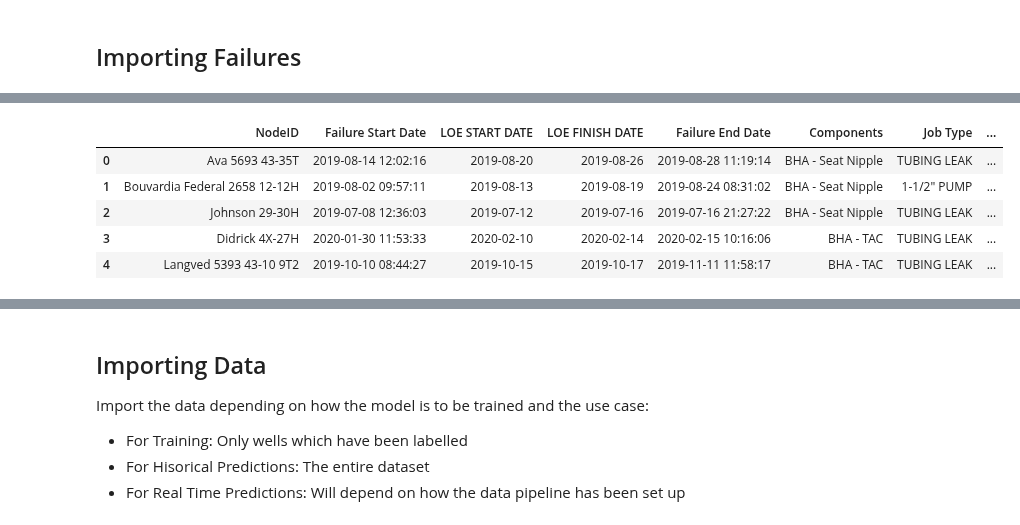
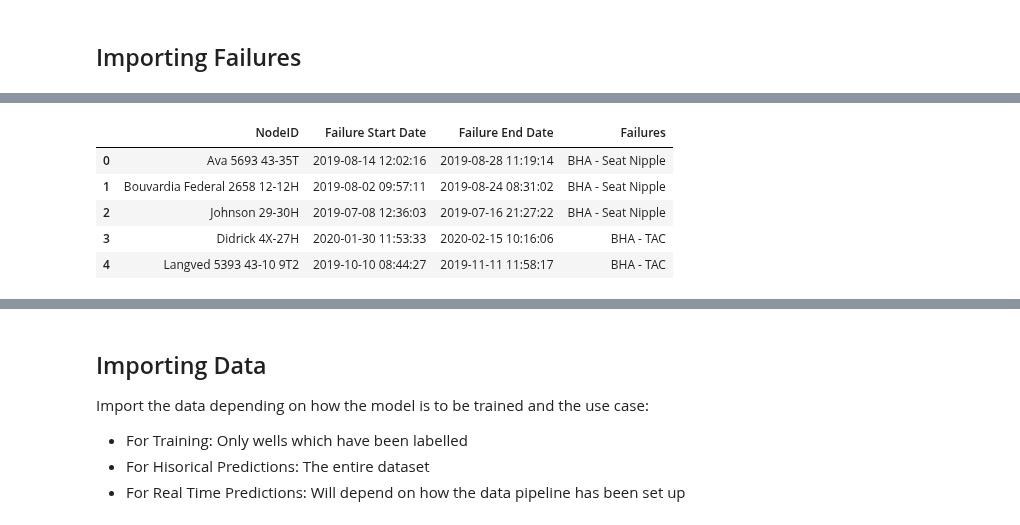
Before and after one commit to Ashitha97/ESP, a Jupyter notebook: Failure Forecasting/Window Forecasting Notebook.ipynb, the cells around one changed output, grey strips where cells are left out. Cells and saved outputs as stored; diff of their text form; code cells hidden in the pictures.

```diff
--- a/Failure Forecasting/Window Forecasting Notebook.ipynb
+++ b/Failure Forecasting/Window Forecasting Notebook.ipynb
@@ -94,25 +89,27 @@ Wall time: 66 ms
 # %%
-# Manually importing data from s3
-file_path = "s3://et-oasis/failure-excel/Oasis Complete Failure List 2018-2020_ver6.xlsx"
+# # Manually importing data from s3
+# file_path = "s3://et-oasis/failure-excel/Oasis Complete Failure List 2018-2020_ver6.xlsx"
 
-failures = pd.read_excel(file_path)
-# Cleaning WELL NAMES
-failures['Well'] = (failures['Well'].str.replace("#", "")  # remove #
-                                 .str.replace('\s+', ' ', regex=True)  # remove multiple spaces if present
-                                 .str.strip()  # Remove trailing whitespaces
-                                 .str.lower()  # lower all character
-                                 .str.title()  # Uppercase first letter of each word
-                                 .map(lambda x: x[0:-2] + x[-2:].upper()))
+# failures = pd.read_excel(file_path)
+# # Cleaning WELL NAMES
+# failures['Well'] = (failures['Well'].str.replace("#", "")  # remove #
+#                                  .str.replace('\s+', ' ', regex=True)  # remove multiple spaces if present
+#                                  .str.strip()  # Remove trailing whitespaces
+#                                  .str.lower()  # lower all character
+#                                  .str.title()  # Uppercase first letter of each word
+#                                  .map(lambda x: x[0:-2] + x[-2:].upper()))
 
-failures.rename(columns={'Well': 'NodeID',
-                        'LAST OIL': 'Failure Start Date',
-                        'FAILURE END DATE': 'Failure End Date'}, inplace=True)
-well_list = failures.NodeID.unique().tolist()  # List of wells to use for querying the features and model training
-failures.head()
+# failures.rename(columns={'Well': 'NodeID',
+#                         'LAST OIL': 'Failure Start Date',
+#                         'FAILURE END DATE': 'Failure End Date',
+#                         'Components': 'Failures'}, inplace=True)
+# failures = failures[['NodeID','Failure Start Date', 'Failure End Date', 'Failures']]
+# well_list = failures.NodeID.unique().tolist()  # List of wells to use for querying the features and model training
+# failures.head()
 # %% [output]
-|  | NodeID | Failure Start Date | LOE START DATE | LOE FINISH DATE | Failure End Date | Components | Job Type | ... |
-| 0 | Ava 5693 43-35T | 2019-08-14 12:02:16 | 2019-08-20 | 2019-08-26 | 2019-08-28 11:19:14 | BHA - Seat Nipple | TUBING LEAK | ... |
-| 1 | Bouvardia Federal 2658 12-12H | 2019-08-02 09:57:11 | 2019-08-13 | 2019-08-19 | 2019-08-24 08:31:02 | BHA - Seat Nipple | 1-1/2" PUMP | ... |
-| 2 | Johnson 29-30H | 2019-07-08 12:36:03 | 2019-07-12 | 2019-07-16 | 2019-07-16 21:27:22 | BHA - Seat Nipple | TUBING LEAK | ... |
-| 3 | Didrick 4X-27H | 2020-01-30 11:53:33 | 2020-02-10 | 2020-02-14 | 2020-02-15 10:16:06 | BHA - TAC | TUBING LEAK | ... |
-| 4 | Langved 5393 43-10 9T2 | 2019-10-10 08:44:27 | 2019-10-15 | 2019-10-17 | 2019-11-11 11:58:17 | BHA - TAC | TUBING LEAK | ... |
+|  | NodeID | Failure Start Date | Failure End Date | Failures |
+| 0 | Ava 5693 43-35T | 2019-08-14 12:02:16 | 2019-08-28 11:19:14 | BHA - Seat Nipple |
+| 1 | Bouvardia Federal 2658 12-12H | 2019-08-02 09:57:11 | 2019-08-24 08:31:02 | BHA - Seat Nipple |
+| 2 | Johnson 29-30H | 2019-07-08 12:36:03 | 2019-07-16 21:27:22 | BHA - Seat Nipple |
+| 3 | Didrick 4X-27H | 2020-01-30 11:53:33 | 2020-02-15 10:16:06 | BHA - TAC |
+| 4 | Langved 5393 43-10 9T2 | 2019-10-10 08:44:27 | 2019-11-11 11:58:17 | BHA - TAC |
```
Also changed, not shown: parts of 28 cells of this notebook, 4 other files.
